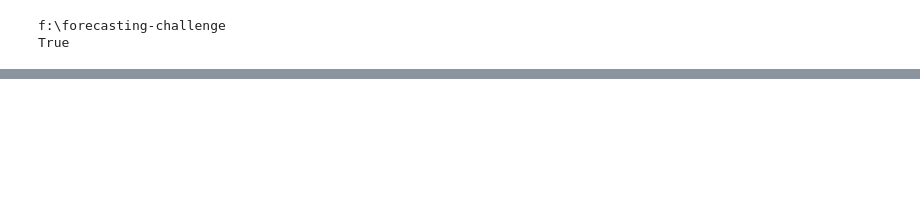
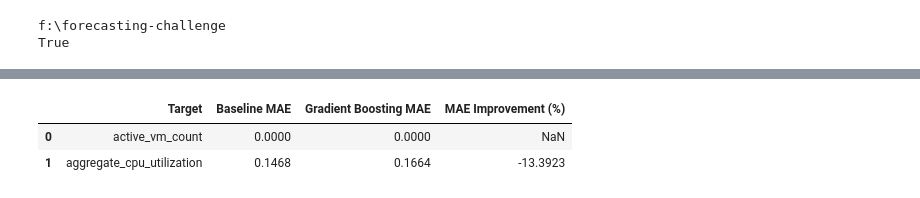
Before and after one commit to NisarAhmad7/forecasting-challenge, a Jupyter notebook: notebooks/baseline_model.ipynb, the cells around one changed output, grey strips where cells are left out. Drawn from its saved outputs; the diff is of its cells as text; code cells hidden in the pictures; blank space fills up the shorter version.

```diff
--- a/notebooks/baseline_model.ipynb
+++ b/notebooks/baseline_model.ipynb
@@ -142,0 +461,37 @@ Actual value of y_test [[1.00000000e+04 9.16848610e+00]
+# %%
+improvement_results = []
+
+for target in TARGET_COLS:
+    target_results = test_metrics[
+        test_metrics["Target"] == target
+    ].set_index("Model")
+
+    baseline_mae = target_results.loc[
+        "Persistence Baseline", "MAE"
+    ]
+
+    model_mae = target_results.loc[
+        "Gradient Boosting", "MAE"
+    ]
+
+    if baseline_mae != 0:
+        improvement = (
+            (baseline_mae - model_mae) / baseline_mae
+        ) * 100
+    else:
+        improvement = np.nan
+
+    improvement_results.append({
+        "Target": target,
+        "Baseline MAE": baseline_mae,
+        "Gradient Boosting MAE": model_mae,
+        "MAE Improvement (%)": improvement
+    })
+
+improvement_df = pd.DataFrame(improvement_results)
+
+improvement_df.round(4)
+# %% [output]
+|  | Target | Baseline MAE | Gradient Boosting MAE | MAE Improvement (%) |
+| 0 | active_vm_count | 0.0000 | 0.0000 | NaN |
+| 1 | aggregate_cpu_utilization | 0.1468 | 0.1664 | -13.3923 |
```
Also changed, not shown: parts of 32 cells of this notebook, 11 other files.
